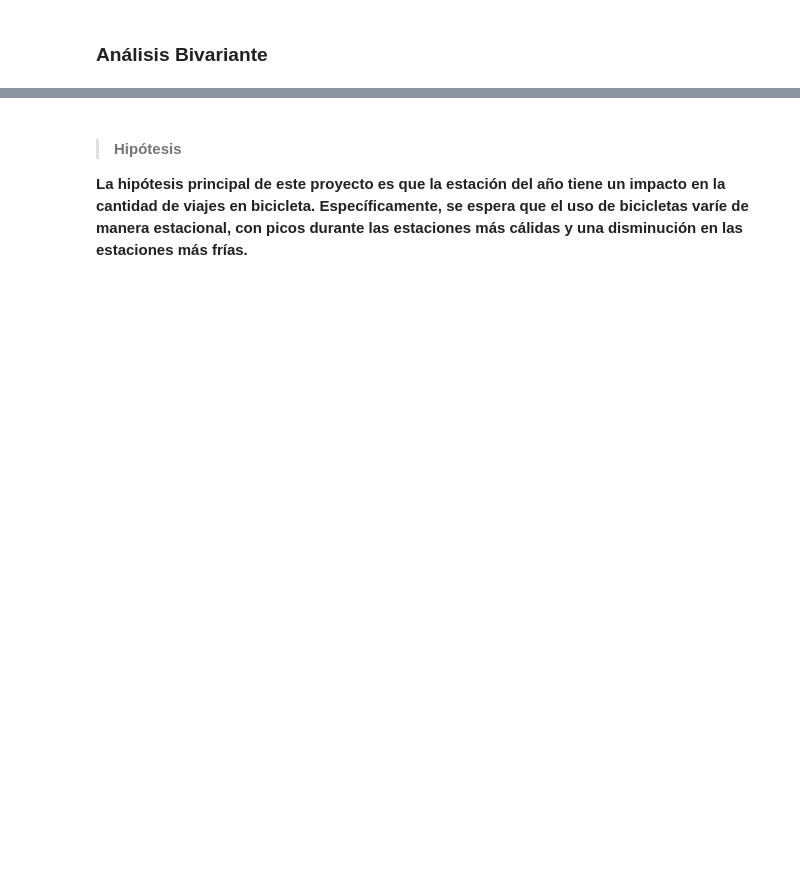
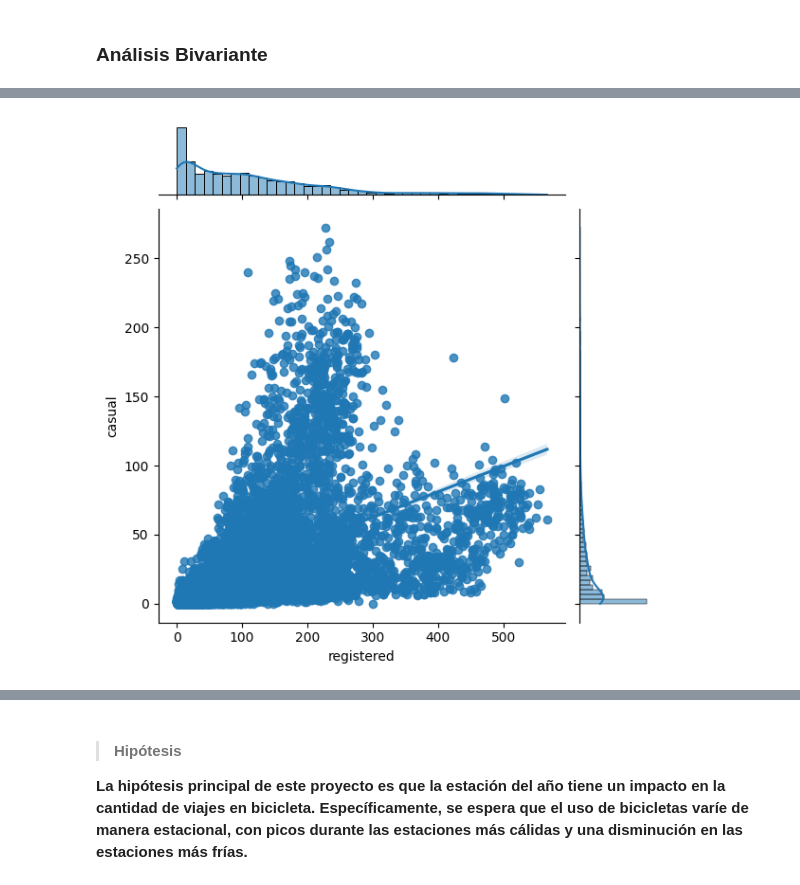
Before and after one commit to solfontan/Capital_Bikeshare_EDA, a Jupyter notebook: Datos_analisis.ipynb, the cells around one changed output, grey strips where cells are left out. Saved outputs shown, nothing was run; the diff lists cells and outputs as text; code cells hidden in the pictures; blank space fills up the shorter version.

```diff
--- a/Datos_analisis.ipynb
+++ b/Datos_analisis.ipynb
@@ -652,0 +701,4 @@ Name: weekday, dtype: float64
+# %%
+sns.jointplot(data=df2011,x='registered',y='casual',kind='reg');
+# %% [output]
+[figure, added]
```
Also changed, not shown: parts of 31 cells of this notebook, 2 other files.
